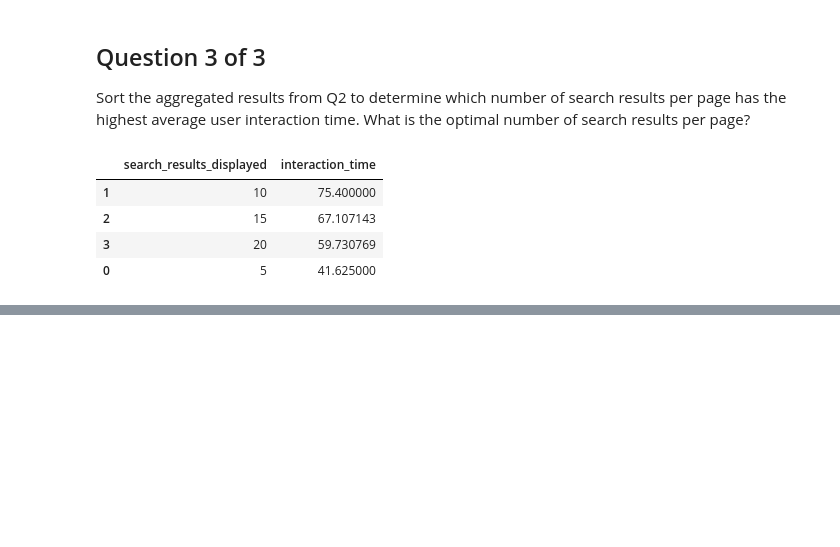
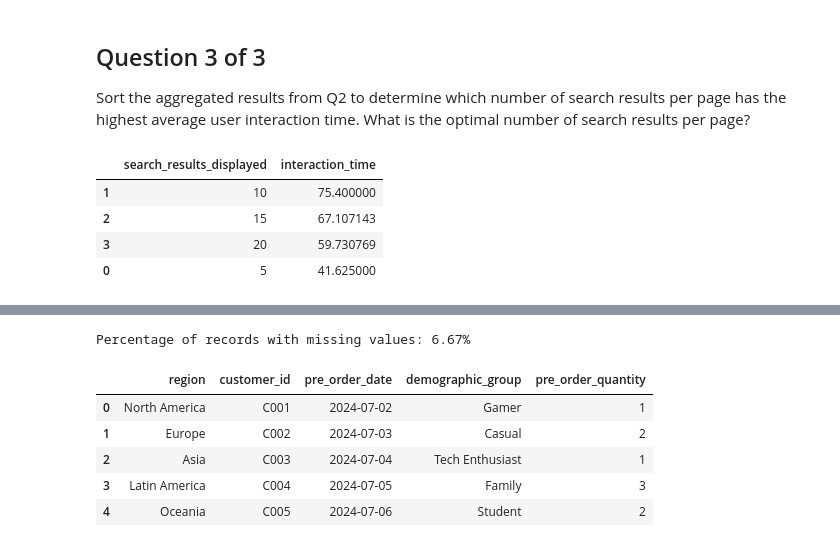
Before and after one commit to Haris-09/Python-Summer-Party-Challenge, a Jupyter notebook: Python_Summer_Party.ipynb, the cells around one changed output, grey strips where cells are left out. Drawn from its saved outputs; the diff is of its cells as text; code cells hidden in the pictures; blank space fills up the shorter version.

```diff
--- a/Python_Summer_Party.ipynb
+++ b/Python_Summer_Party.ipynb
@@ -482,0 +583,18 @@ display(optimal_results)
+# %%
+missing_values_per_row = pre_sale_data.isnull().any(axis=1)
+percentage_missing_rows = (missing_values_per_row.sum() / len(pre_sale_data)) * 100
+
+print(f"Percentage of records with missing values: {percentage_missing_rows:.2f}%")
+
+# Handle missing values by dropping rows with any missing values
+pre_sale_data_cleaned = pre_sale_data.dropna()
+
+display(pre_sale_data_cleaned.head())
+# %% [output]
+Percentage of records with missing values: 6.67%
+|  | region | customer_id | pre_order_date | demographic_group | pre_order_quantity |
+| 0 | North America | C001 | 2024-07-02 | Gamer | 1 |
+| 1 | Europe | C002 | 2024-07-03 | Casual | 2 |
+| 2 | Asia | C003 | 2024-07-04 | Tech Enthusiast | 1 |
+| 3 | Latin America | C004 | 2024-07-05 | Family | 3 |
+| 4 | Oceania | C005 | 2024-07-06 | Student | 2 |
```
Also changed, not shown: parts of 8 cells of this notebook.
